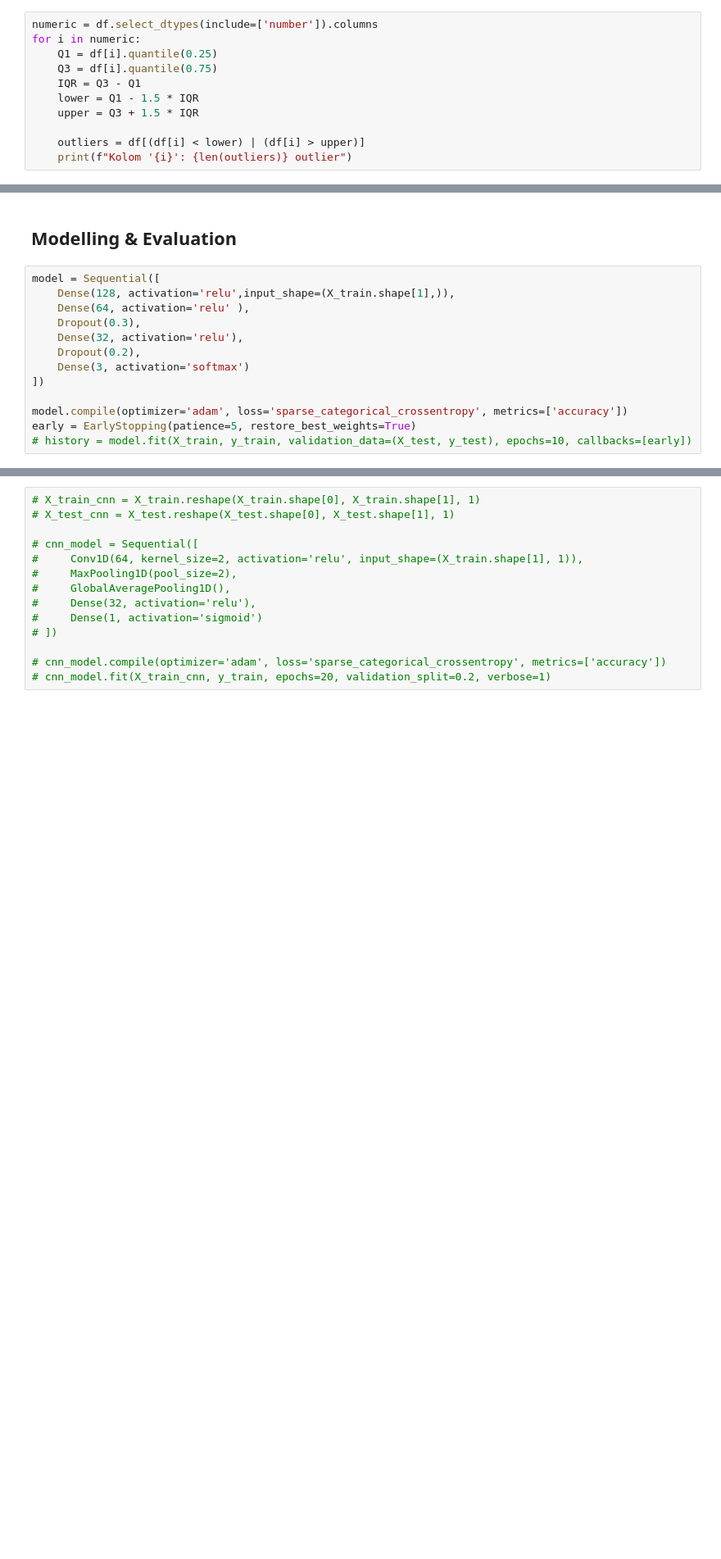
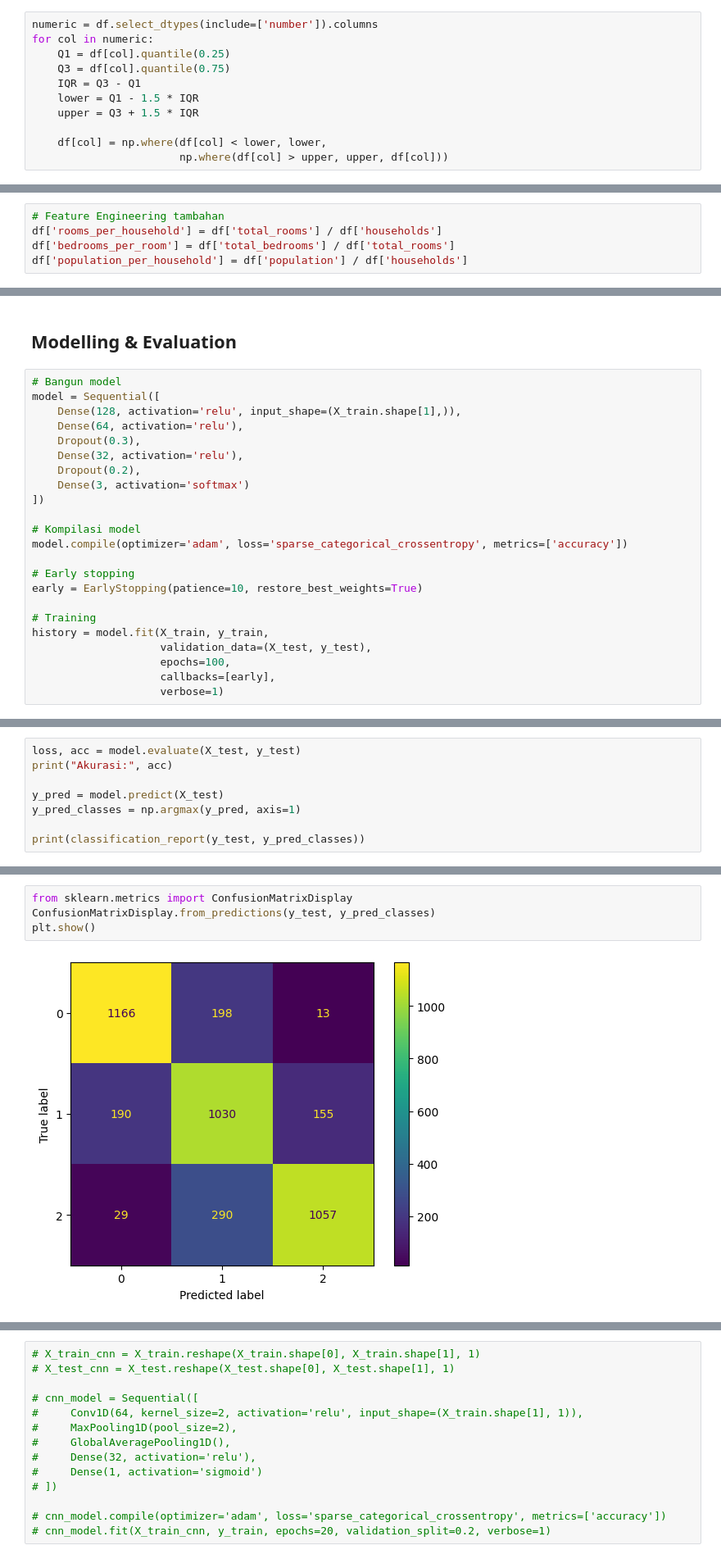
Before and after one commit to RizkyMlana/ML-PredictNumerical, a Jupyter notebook: notebooks/model.ipynb, the cells around one changed output, grey strips where cells are left out. Shown: that part at 82% size. Cells and saved outputs as stored; diff of their text form; blank space fills up the shorter version.

Commit message:
new data

```diff
--- a/notebooks/model.ipynb
+++ b/notebooks/model.ipynb
@@ -62,12 +61,12 @@ df.describe()
 | max | -114.310000 | 41.950000 | 52.000000 | 39320.000000 | 6445.000000 | 35682.000000 | 6082.000000 | ... |
 # %%
 numeric = df.select_dtypes(include=['number']).columns
-for i in numeric:
-    Q1 = df[i].quantile(0.25)
-    Q3 = df[i].quantile(0.75)
+for col in numeric:
+    Q1 = df[col].quantile(0.25)
+    Q3 = df[col].quantile(0.75)
     IQR = Q3 - Q1
     lower = Q1 - 1.5 * IQR
     upper = Q3 + 1.5 * IQR
 
-    outliers = df[(df[i] < lower) | (df[i] > upper)]
-    print(f"Kolom '{i}': {len(outliers)} outlier")
+    df[col] = np.where(df[col] < lower, lower,
+                       np.where(df[col] > upper, upper, df[col]))
@@ -84,0 +73,5 @@ TypeError: unsupported operand type(s) for -: 'str' and 'str'
+# %%
+# Feature Engineering tambahan
+df['rooms_per_household'] = df['total_rooms'] / df['households']
+df['bedrooms_per_room'] = df['total_bedrooms'] / df['total_rooms']
+df['population_per_household'] = df['population'] / df['households']
@@ -87,16 +113,26 @@ TypeError: unsupported operand type(s) for -: 'str' and 'str'
 # %% [markdown]
 ## Modelling & Evaluation
 # %%
+# Bangun model
 model = Sequential([
-    Dense(128, activation='relu',input_shape=(X_train.shape[1],)),
-    Dense(64, activation='relu' ),
+    Dense(128, activation='relu', input_shape=(X_train.shape[1],)),
+    Dense(64, activation='relu'),
     Dropout(0.3),
     Dense(32, activation='relu'),
     Dropout(0.2),
     Dense(3, activation='softmax')
 ])
 
+# Kompilasi model
 model.compile(optimizer='adam', loss='sparse_categorical_crossentropy', metrics=['accuracy'])
-early = EarlyStopping(patience=5, restore_best_weights=True)
-# history = model.fit(X_train, y_train, validation_data=(X_test, y_test), epochs=10, callbacks=[early])
+
+# Early stopping
+early = EarlyStopping(patience=10, restore_best_weights=True)
+
+# Training
+history = model.fit(X_train, y_train,
+                    validation_data=(X_test, y_test),
+                    epochs=100,
+                    callbacks=[early],
+                    verbose=1)
 # %% [output]
@@ -122,0 +157,8 @@ Epoch 10/10
+# %%
+loss, acc = model.evaluate(X_test, y_test)
+print("Akurasi:", acc)
+
+y_pred = model.predict(X_test)
+y_pred_classes = np.argmax(y_pred, axis=1)
+
+print(classification_report(y_test, y_pred_classes))
@@ -122,0 +178,6 @@ Epoch 10/10
+# %%
+from sklearn.metrics import ConfusionMatrixDisplay
+ConfusionMatrixDisplay.from_predictions(y_test, y_pred_classes)
+plt.show()
+# %% [output]
+[figure, added]
```
Also changed, not shown: parts of 11 cells of this notebook.
